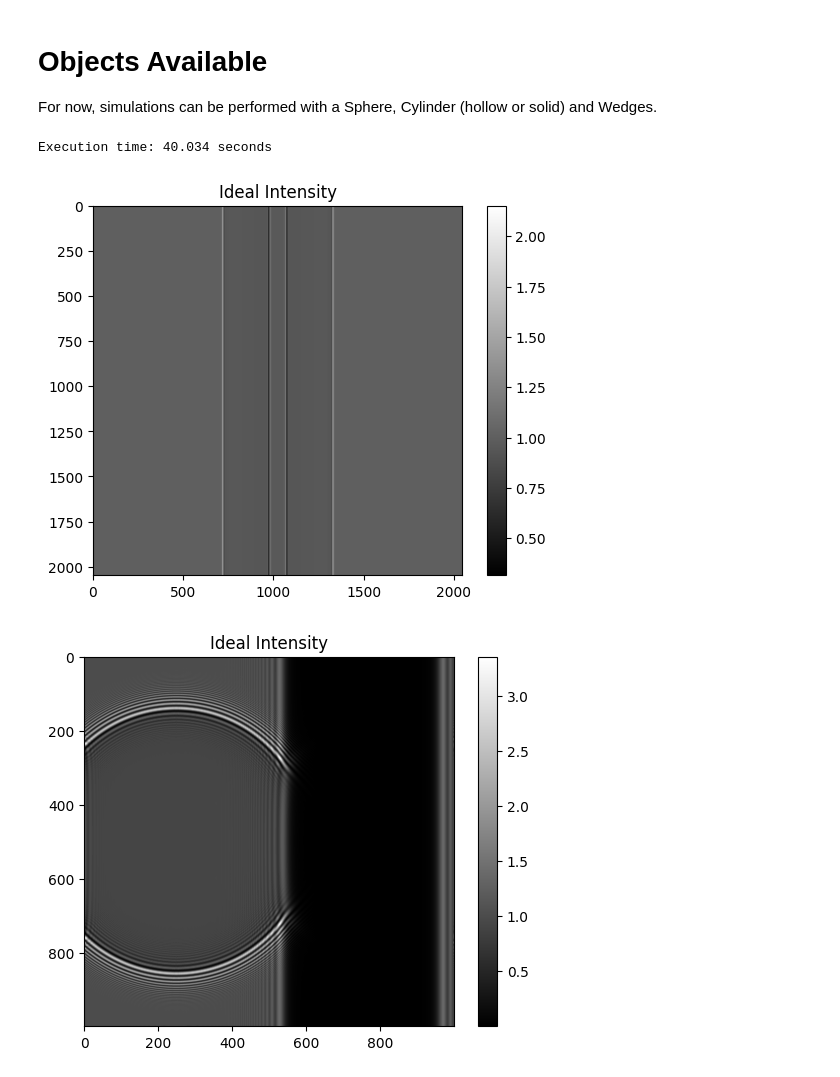
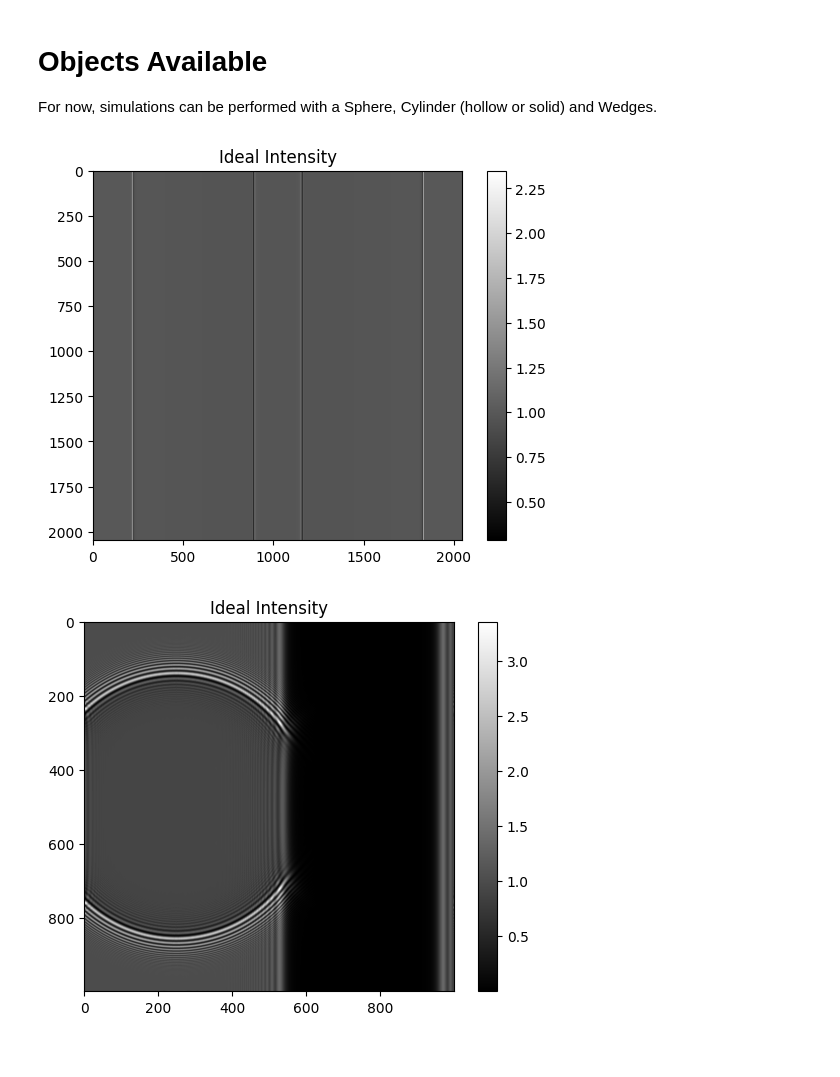
Before and after one commit to PREDICO-Project/TALIXpy, a Jupyter notebook: Notebooks/Propagation.ipynb, the cells around one changed output. Cells and saved outputs as stored; diff of their text form; code cells hidden in the pictures.

```diff
--- a/Notebooks/Propagation.ipynb
+++ b/Notebooks/Propagation.ipynb
@@ -34,62 +34,54 @@ import src.PCSim.Objects as obj
 import src.PCSim.source as source
 import src.PCSim.utils as utils
 import src.PCSim.detector as detector
-import  os, time
-
-start = time.time()
+import  os
 
 energy = 20 # keV
 n = 2048
 DSD = 40.1
-DOD = 0.1 #cm
 pixel_size = 1
-Beam_distribution = 'Plane'
-detector_pixel_size = 10 # micron
-detector_FWHM = 10 # microns
+Beam_distribution = 'Conical'
+detector_pixel_size = 1 # micron
+detector_FWHM = 1 # microns
 
 # Spectra example: "AAPM_Mo_Mo"
 
 MyGeometry = geom.Geometry(DSD)
-MySource = source.Source((0.1,0.1),'AAPM_Mo_Mo', energy, Beam_distribution, pixel_size)
-MyObject1 = obj.Cylinder(n, outer_radius=300, inner_radius=50,Orientation='Vertical',pixel_size=pixel_size, material='PMMA', DSO = 10, x_shift_px=0, y_shift_px=0)
+MySource = source.Source((0.1,0.1),'Mono', energy, Beam_distribution, pixel_size)
+MyObject1 = obj.Cylinder(n, outer_radius=300, inner_radius=50,Orientation='Vertical',pixel_size=pixel_size, material='PMMA', DSO = 15, x_shift_px=0, y_shift_px=0)
 #MyObject2 = obj.Cylinder(n, outer_radius=60, inner_radius=30,Orientation='Vertical',pixel_size=pixel_size, material='Au', DSO = 40, x_shift_px=300, y_shift_px=0)
 #MyObject = obj.Cylinder(n, 100, pixel_size, 'PMMA', 0, 0, 'Vertical', DSO=40,inner_radius=40)
 MyDetectorIdeal = detector.Detector('Ideal', detector_pixel_size, detector_FWHM, 'gaussian', pixel_size)
 MyDetectorRealistic = detector.Detector('Realistic', detector_pixel_size, detector_FWHM, 'gaussian', pixel_size)
 Sample = [MyObject1]
 
 
 Intensity = exp.Experiment_Inline(n, MyGeometry, MySource, MyDetectorIdeal,Sample)
-
-end = time.time()
-
-print(f"Execution time: {end - start:.3f} seconds")
 
 #Intensity_detector = utils.convolve(PSF_detector, Intensity)
 #Intensity_detector = MyDetector.downsample_image(Intensity)
 
 #Intensity_detector = MyDetectorRealistic.applyDetector(Intensity, gaussian_sigma=0.1)
 
 plt.imshow(Intensity,  'gray')
 plt.title('Ideal Intensity')
 plt.colorbar()
 plt.show()
 
 #plt.imshow(Intensity_detector,  'gray')
 #plt.title('Intensity Detector')
 #plt.colorbar()
 #plt.show()
 
 #plt.plot(Intensity_detector[n//2, :])
 #plt.show()
 
 #np.savetxt('Sphere_AAPM.txt', Intensity_detector[:,200])
 
 #im = Image.fromarray(Intensity_detector)
 #im.save('Cyl_Analytic_10cm.tif')
 # %% [output]
-Execution time: 40.034 seconds
-[figure, old version]
+[figure, new version]
 # %%
 # More than one object
 
```
Also changed, not shown: 3 other files.
